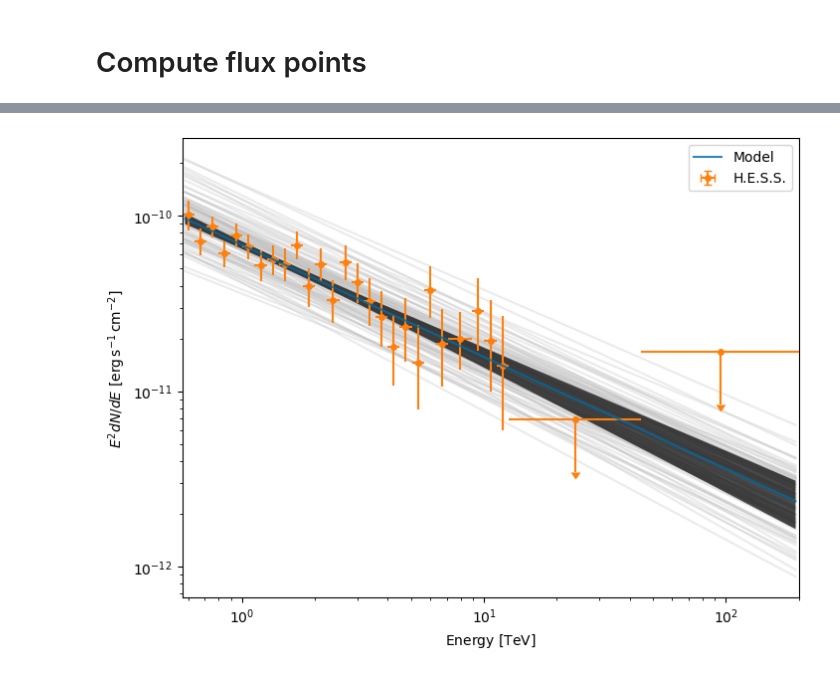
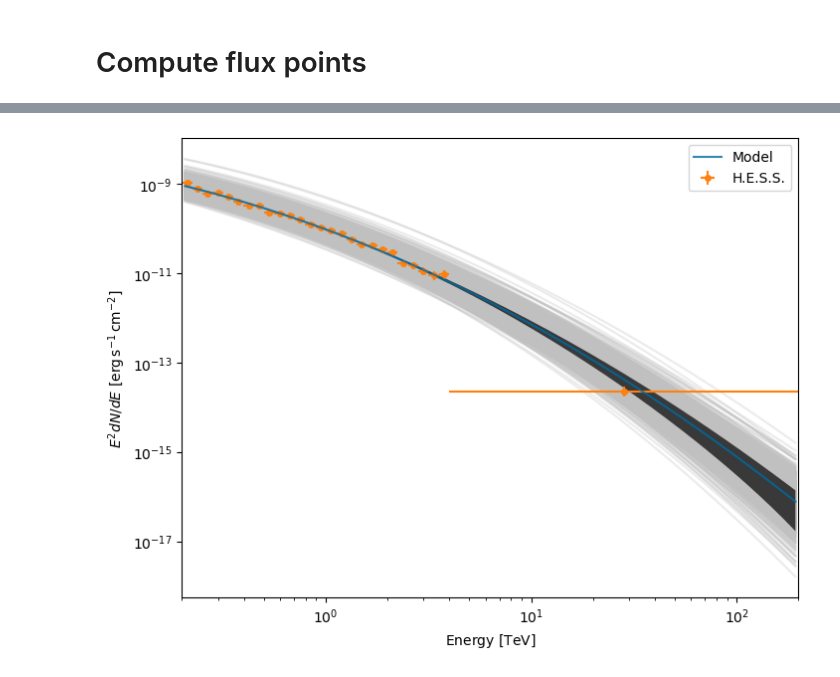
Before and after one commit to bkhelifi/CADS_2024, a Jupyter notebook: Beginners_handson/8. Systematic uncertainties/8. Systematic uncertainties - correction.ipynb, the cells around one changed output, grey strips where cells are left out. Saved outputs shown, nothing was run; the diff lists cells and outputs as text; code cells hidden in the pictures.

```diff
--- a/Beginners_handson/8. Systematic uncertainties/8. Systematic uncertainties - correction.ipynb
+++ b/Beginners_handson/8. Systematic uncertainties/8. Systematic uncertainties - correction.ipynb
@@ -335,10 +347,10 @@ Wall time: 304 ms
 # %%
-def sigma_lp_vs_pl():
+def sigma_lp_vs_pl(df=1):
     ts_pl = result_pl.total_stat
     ts_lp = result_lp.total_stat
     Delta_TS = ts_pl-ts_lp
-    p_value = chi2.sf(Delta_TS, df=1)
-    sigma = norm.isf(0.5*p_value)
+    p_value = chi2.sf(Delta_TS, df=df)
+    sigma = norm.isf(0.5*p_value)  # 0.5 only for 1-sided hypothesis on curvature parameter (which is constrained positive)
     return sigma
 # %%
 sigma_lp_pl = sigma_lp_vs_pl()
@@ -558,7 +576,7 @@ reference_dataset = dataset_stack.copy(name="hess")
 
 # Fake counts taking bias into account
 simulated_biased_datasets = []
-n_sim = 100  # 1000
+n_sim = 1000  # 1000
 energy_bias = 10./100.
 
 # Fit the unbiased model
@@ -643,41 +661,47 @@ spec.plot_error(
     zorder=2,
 )
 
 for i, result_biased in enumerate(results_biased):
-    spec_biased = PowerLawSpectralModel(
-        amplitude=result_biased["amplitude"],
-        reference=reference_energy,
-        #alpha=result_biased["alpha"],
-        #beta=result_biased["beta"],
-        index=result_biased["index"],
-    )
+    if sigma_lp_pl >= criterion_lp_pl_selection:
+        spec_biased = LogParabolaSpectralModel(
+            amplitude=result_biased["amplitude"],
+            reference=reference_energy,
+            alpha=result_biased["alpha"],
+            beta=result_biased["beta"],
+        )
+    else:
+        spec_biased = PowerLawSpectralModel(
+            amplitude=result_biased["amplitude"],
+            reference=reference_energy,
+            index=result_biased["index"],
+        )
 
     spec_biased.plot(
         ax=plot_kwargs['ax'],
         energy_bounds=plot_kwargs['energy_bounds'],
         sed_type=plot_kwargs['sed_type'],
         # label="Biased model",
         alpha=0.3,
         color='silver',
         zorder=1,
     )
 
 flux_points.plot(ax=plot_kwargs['ax'],
              sed_type=plot_kwargs['sed_type'],
              label="H.E.S.S.")
 
 #ax.set_xlim(plot_kwargs['energy_bounds'])
 #ax.set_xlim([0.1, 300.] * u.TeV)
 #ax.set_ylim(
 #    top=1.e-9 * u.Unit("erg cm-2 s-1"),
 #    bottom=1.e-19 * u.Unit("erg cm-2 s-1"),
 #)
 ylabel = ax.get_ylabel()
 ax.set_ylabel(ylabel.replace('e2dnde', '$E^2 dN/dE$'))
 ax.legend()
 plt.show()
 # %% [output]
-[figure, old version]
+[figure, new version]
 # %%
 # Likelihood profiles
 
```
Also changed, not shown: parts of 20 cells of this notebook.
